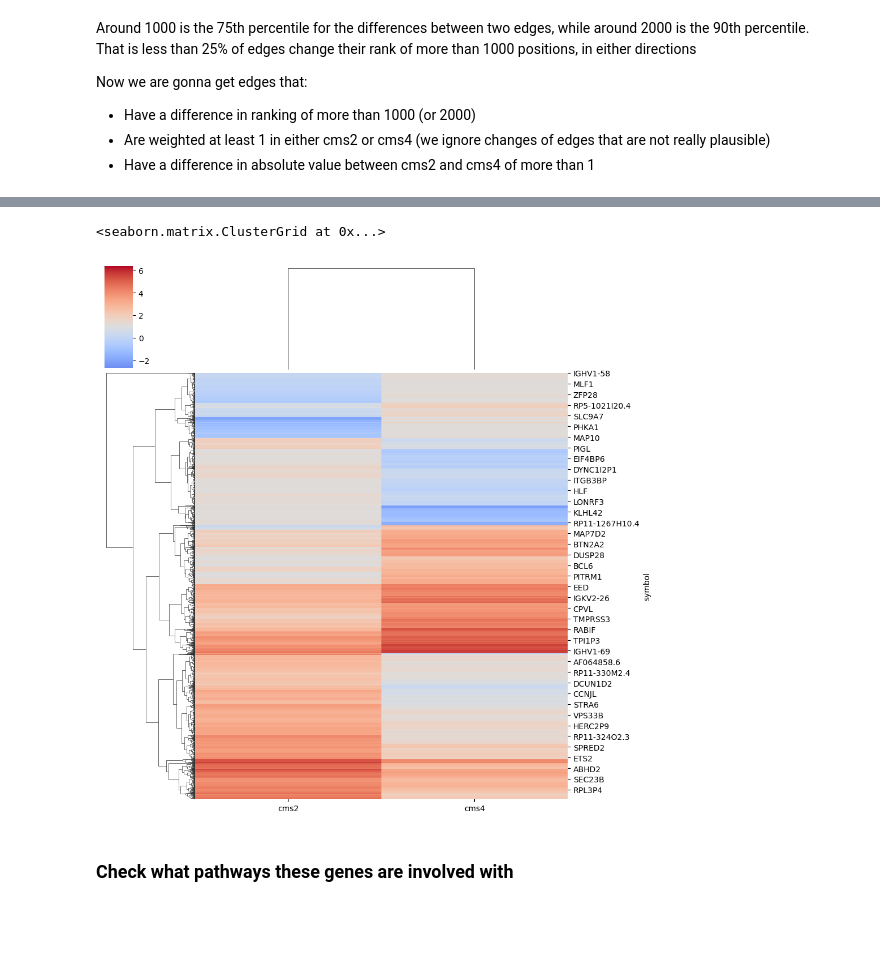
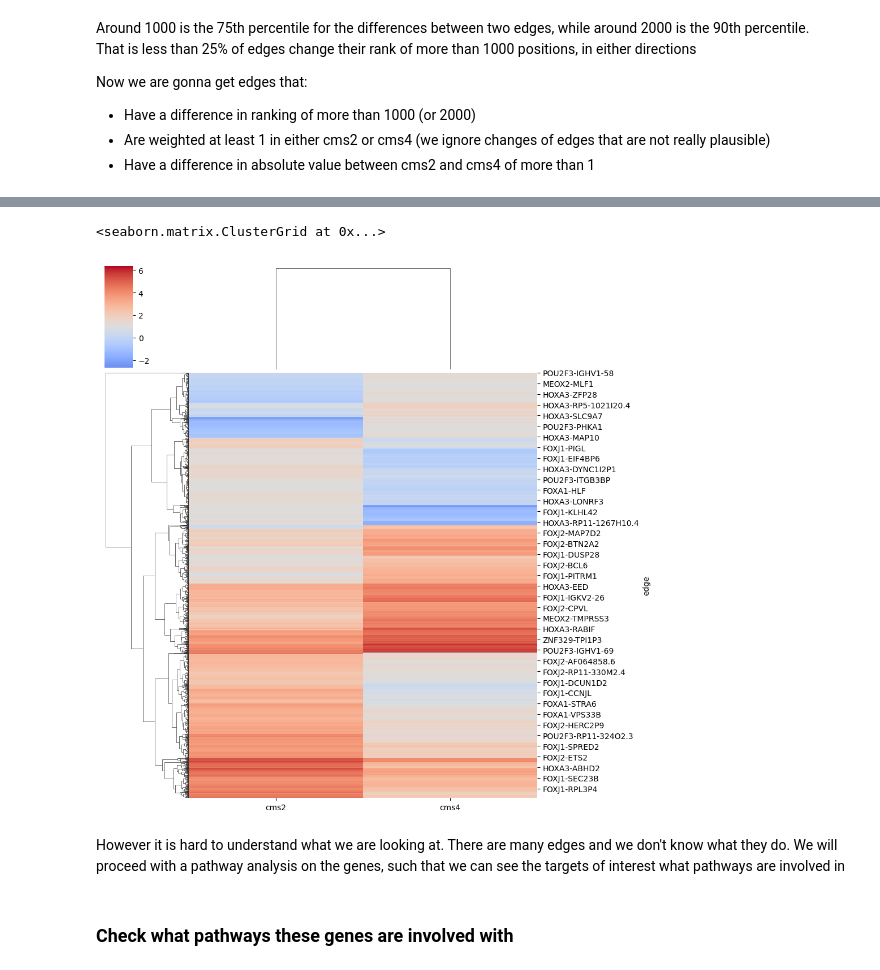
Before and after one commit to QuackenbushLab/tcga-data-supplement, a Jupyter notebook: notebooks/colon_subtype_panda.ipynb, the cells around one changed output, grey strips where cells are left out. Saved outputs shown, nothing was run; the diff lists cells and outputs as text; code cells hidden in the pictures; blank space fills up the shorter version.

```diff
--- a/notebooks/colon_subtype_panda.ipynb
+++ b/notebooks/colon_subtype_panda.ipynb
@@ -55,5 +25,5 @@ PANDA network definitions
 # %%
-panda_fn  = {#'cms1':'../results/batch-coad-subtype-20240510/tcga_coad_cms1/analysis/panda/panda_tcga_coad_cms1.txt',
-             'cms2': '../results/batch-coad-subtype-20240510/tcga_coad_cms2/analysis/panda/panda_tcga_coad_cms2.txt',
-             #'cms3': '../results/batch-coad-subtype-20240510/tcga_coad_cms3/analysis/panda/panda_tcga_coad_cms3.txt',
-             'cms4': '../results/batch-coad-subtype-20240510/tcga_coad_cms4/analysis/panda/panda_tcga_coad_cms4.txt'}
+panda_fn  = {#'cms1':'../data/processed/batch-coad-subtype-20240510/tcga_coad_cms1/analysis/panda/panda_tcga_coad_cms1.txt',
+             'cms2': '../data/processed/batch-coad-subtype-20240510/tcga_coad_cms2/analysis/panda/panda_tcga_coad_cms2.txt',
+             #'cms3': '../data/processed/batch-coad-subtype-20240510/tcga_coad_cms3/analysis/panda/panda_tcga_coad_cms3.txt',
+             'cms4': '../data/processed/batch-coad-subtype-20240510/tcga_coad_cms4/analysis/panda/panda_tcga_coad_cms4.txt'}
@@ -70,8 +39,8 @@ tf_pandas_shared = set(pandas['cms2'].index.tolist()).intersection(set(pandas['c
 # %% [markdown]
 We need the cluster names generated by the `colon_subtype_dragons` notebook. We provide them alongside the code.
 # %%
-clusters = {'cluster_A':'dragon-post-paper/all_cms_dragon_clustA.csv',
-            'cluster_D':'dragon-post-paper/all_cms_dragon_clustD.csv',}
+clusters = {'cluster_A':'../results/cms-post/all_cms_dragon_clustA.csv',
+            'cluster_D':'../results/cms-post/all_cms_dragon_clustD.csv',}
 # %% [markdown]
 Specify output folder: if the folder doesn't exist it is created
 # %%
@@ -86 +57,4 @@ Folder exists
+# %%
+# Specify which cluster we are going to use (either cluster A or D)
+cluster_name = 'cluster_D'
 # %%
@@ -226 +186,4 @@ temp
 2712 rows × 11 columns
+# %%
+temp['edge'] = temp.tf + '-' + temp.symbol
+temp
@@ -227,9 +204,13 @@ temp
 # %%
 # edges with high rank difference
-sns.clustermap(temp.loc[:,['symbol','cms2','cms4']].set_index('symbol'), cmap = 'coolwarm', center = 1)
+sns.clustermap(temp.loc[:,['edge','cms2','cms4']].set_index('edge'), cmap = 'coolwarm', center = 1)
 # %% [output]
 <seaborn.matrix.ClusterGrid at 0x...>
-[figure, old version]
+[figure, new version]
+# %% [markdown]
+However it is hard to understand what we are looking at. There are many edges and we don't know what they do.
+We will proceed with a pathway analysis on the genes, such that we can see the targets of interest what pathways are
+involved in
 # %% [markdown]
 ### Check what pathways these genes are involved with
 # %%
```
Also changed, not shown: parts of 33 cells of this notebook, 18 other files.
